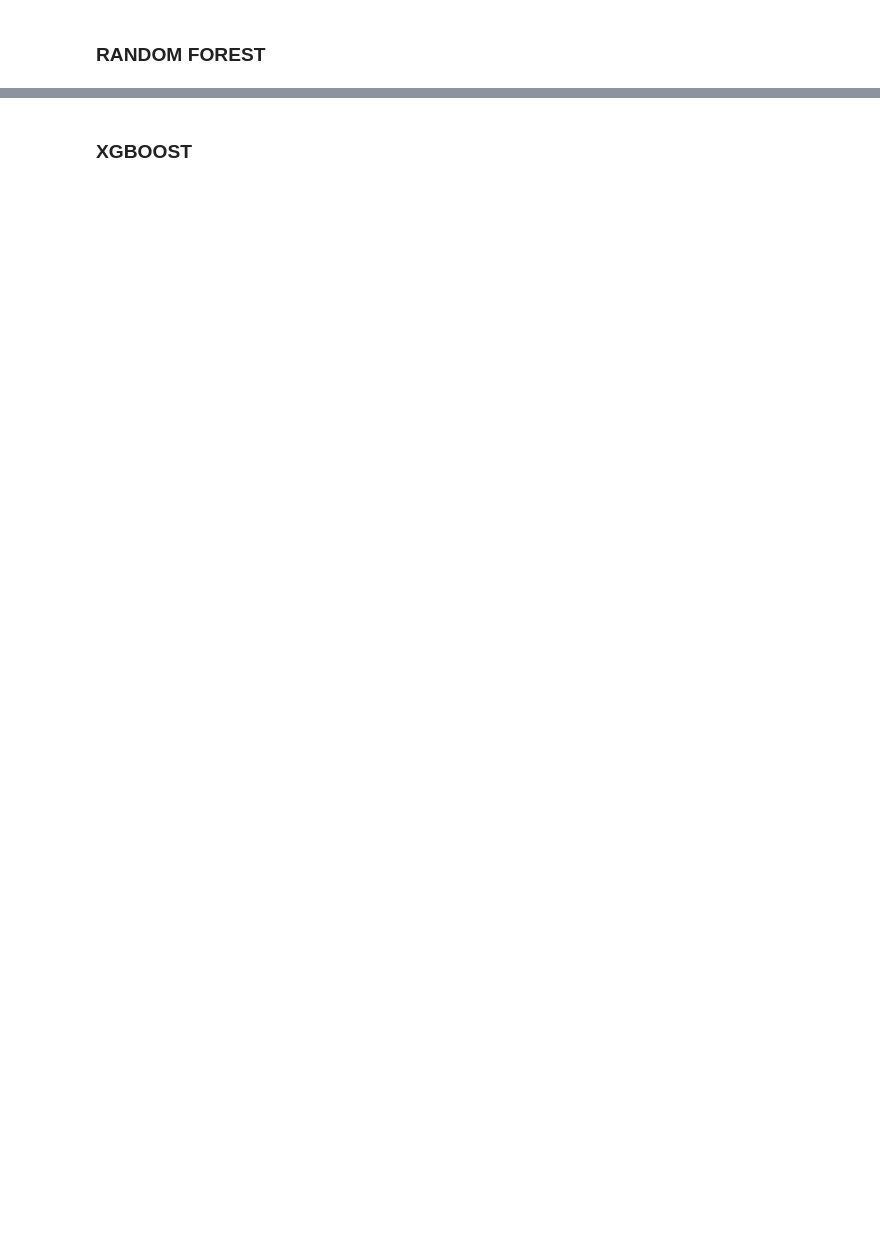
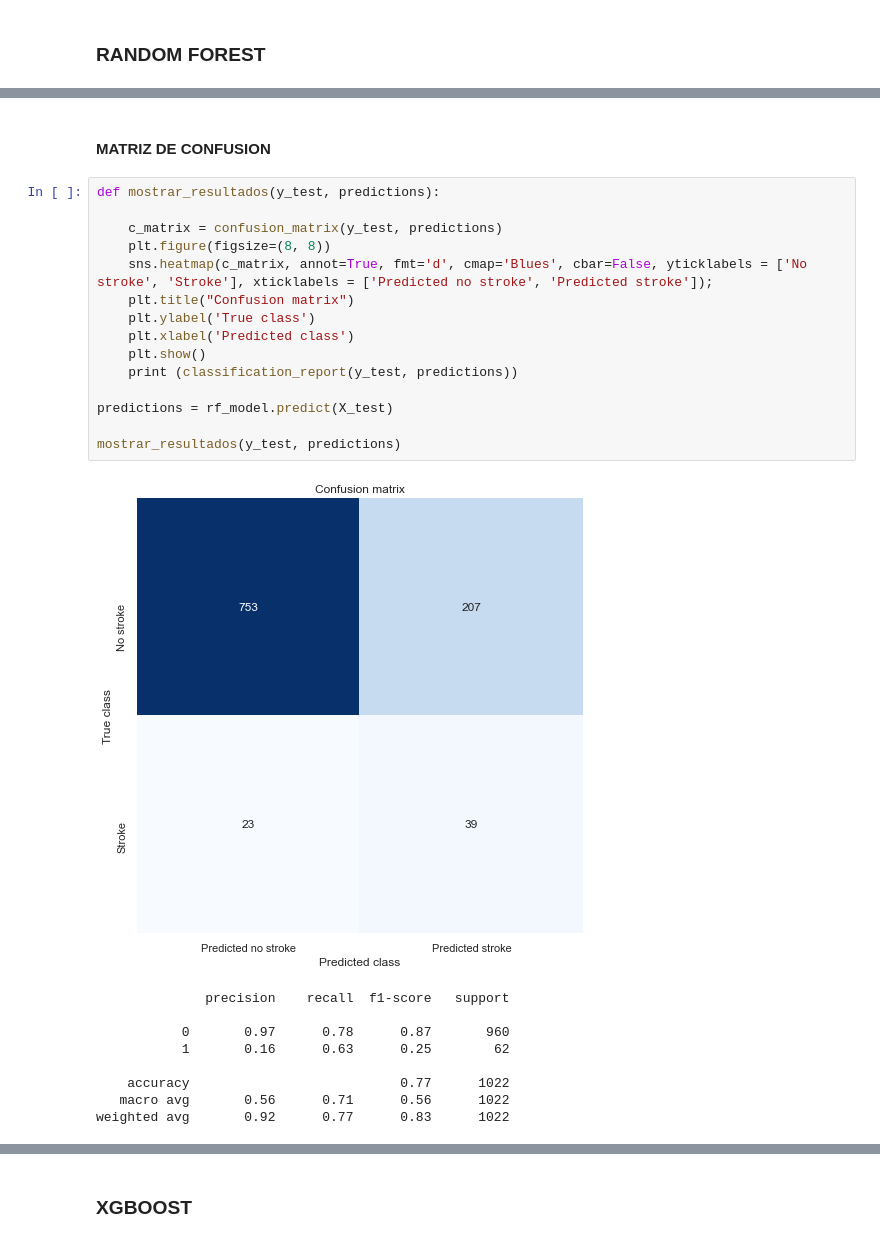
Before and after one commit to arturogzm93/ML-Stroke-Prediction, a Jupyter notebook: PRUEBAS Stroke Prediction.ipynb, the cells around one changed output, grey strips where cells are left out. Cells and saved outputs as stored; diff of their text form; blank space fills up the shorter version.

```diff
--- a/PRUEBAS Stroke Prediction.ipynb
+++ b/PRUEBAS Stroke Prediction.ipynb
@@ -283,0 +335,27 @@ Best score: 0.9541344510190664
+# %% [markdown]
+#### MATRIZ DE CONFUSION
+# %%
+def mostrar_resultados(y_test, predictions):
+
+    c_matrix = confusion_matrix(y_test, predictions)
+    plt.figure(figsize=(8, 8))
+    sns.heatmap(c_matrix, annot=True, fmt='d', cmap='Blues', cbar=False, yticklabels = ['No stroke', 'Stroke'], xticklabels = ['Predicted no stroke', 'Predicted stroke']);
+    plt.title("Confusion matrix")
+    plt.ylabel('True class')
+    plt.xlabel('Predicted class')
+    plt.show()
+    print (classification_report(y_test, predictions))
+
+predictions = rf_model.predict(X_test)
+
+mostrar_resultados(y_test, predictions)
+# %% [output]
+[figure, added]
+              precision    recall  f1-score   support
+
+           0       0.97      0.78      0.87       960
+           1       0.16      0.63      0.25        62
+
+    accuracy                           0.77      1022
+   macro avg       0.56      0.71      0.56      1022
+weighted avg       0.92      0.77      0.83      1022
```
Also changed, not shown: parts of 26 cells of this notebook, 1 other file.
